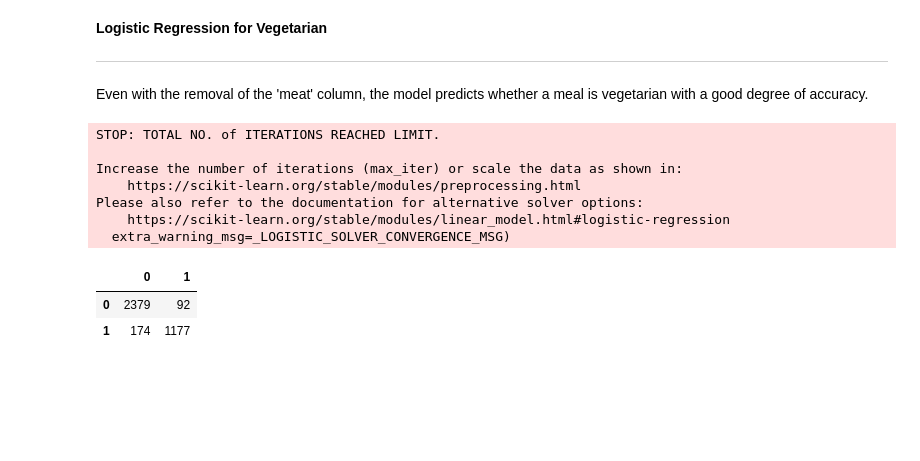
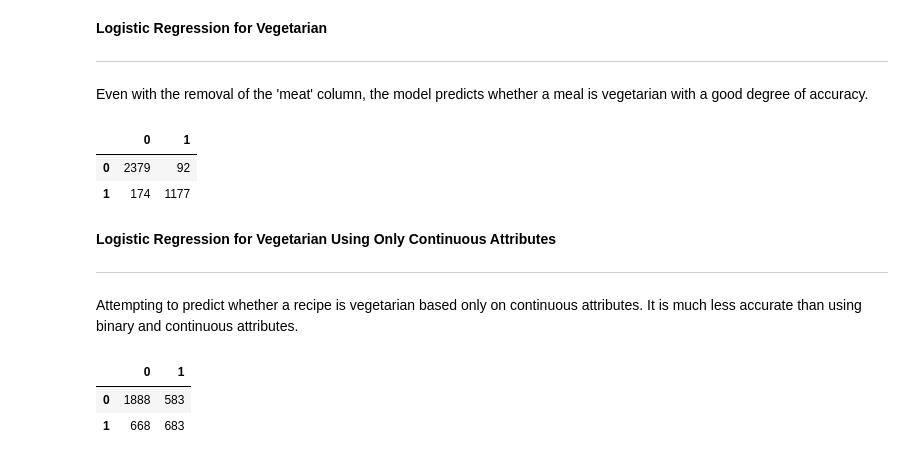
Before and after one commit to robd123/AML, a Jupyter notebook: Project2/Project2.ipynb, the cells around one changed output. Cells and saved outputs as stored; diff of their text form; code cells hidden in the pictures; blank space fills up the shorter version.

```diff
--- a/Project2/Project2.ipynb
+++ b/Project2/Project2.ipynb
@@ -323,7 +295,7 @@ Even with the removal of the 'meat' column, the model predicts whether a meal is
 # %%
 X_train, X_test, Y_train, Y_test = train_test_split(X, Y[['vegetarian']], test_size = 0.30, random_state = 0)
 
-classifier = LogisticRegression()
+classifier = LogisticRegression(max_iter=500)
 classifier.fit(X_train, Y_train)
 
 vegetarian_pred = classifier.predict(X_test)
@@ -332,13 +304,28 @@ labels = [0, 1]
 cm = confusion_matrix(Y_test, vegetarian_pred, labels=labels)
 pd.DataFrame(cm, index=labels, columns=labels)
 # %% [output]
-STOP: TOTAL NO. of ITERATIONS REACHED LIMIT.
-
-Increase the number of iterations (max_iter) or scale the data as shown in:
-    https://scikit-learn.org/stable/modules/preprocessing.html
-Please also refer to the documentation for alternative solver options:
-    https://scikit-learn.org/stable/modules/linear_model.html#logistic-regression
-  extra_warning_msg=_LOGISTIC_SOLVER_CONVERGENCE_MSG)
 |  | 0 | 1 |
 | 0 | 2379 | 92 |
 | 1 | 174 | 1177 |
+# %% [markdown]
+**Logistic Regression for Vegetarian Using Only Continuous Attributes**
+
+---
+Attempting to predict whether a recipe is vegetarian based only on continuous attributes.  It is much less accurate than using binary and continuous attributes.
+# %%
+X_ct = food_scaled_ct
+
+X_train, X_test, Y_train, Y_test = train_test_split(X_ct, Y[['vegetarian']], test_size = 0.30, random_state = 0)
+
+classifier = LogisticRegression(max_iter=500)
+classifier.fit(X_train, Y_train)
+
+vegetarian_pred = classifier.predict(X_test)
+
+labels = [0, 1]
+cm = confusion_matrix(Y_test, vegetarian_pred, labels=labels)
+pd.DataFrame(cm, index=labels, columns=labels)
+# %% [output]
+|  | 0 | 1 |
+| 0 | 1888 | 583 |
+| 1 | 668 | 683 |
```
Also changed, not shown: parts of 7 cells of this notebook.
